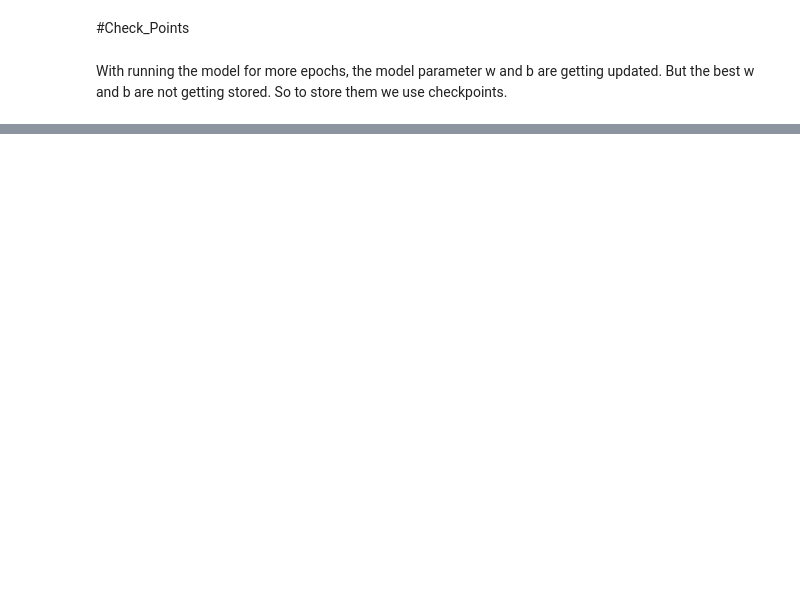
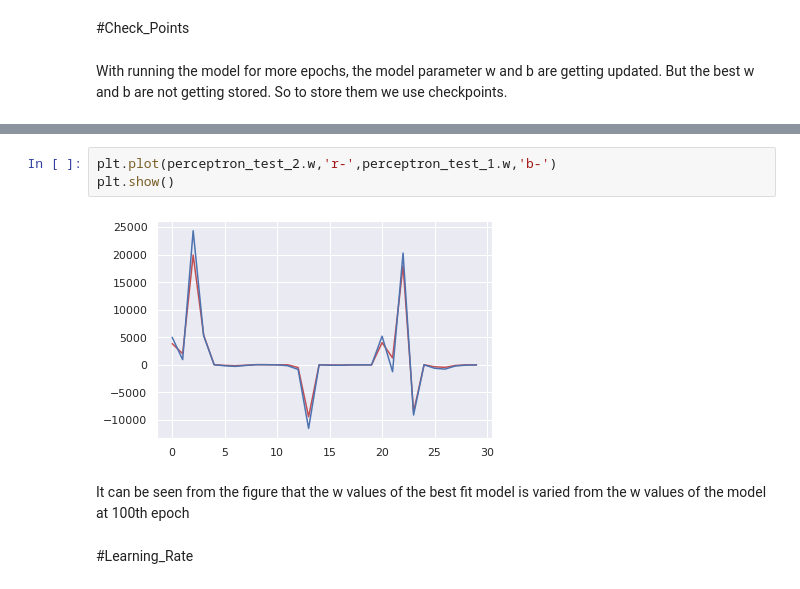
Before and after one commit to aryadeo/NEURAL_NETWORK_BASICS, a Jupyter notebook: Pereptron/Perceptron_detailed.ipynb, the cells around one changed output, grey strips where cells are left out. Saved outputs shown, nothing was run; the diff lists cells and outputs as text; blank space fills up the shorter version.

```diff
--- a/Pereptron/Perceptron_detailed.ipynb
+++ b/Pereptron/Perceptron_detailed.ipynb
@@ -220,0 +232,9 @@ plt.show()
+# %%
+plt.plot(perceptron_test_2.w,'r-',perceptron_test_1.w,'b-')
+plt.show()
+# %% [output]
+[figure, added]
+# %% [markdown]
+It can be seen from the figure that the w values of the best fit model is varied from the w values of the model at 100th epoch
+# %% [markdown]
+#Learning_Rate
```
Also changed, not shown: parts of 22 cells of this notebook.
